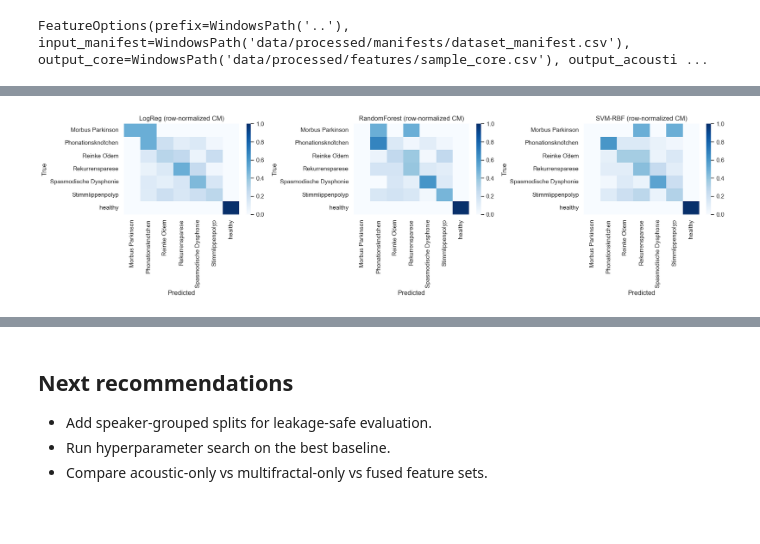
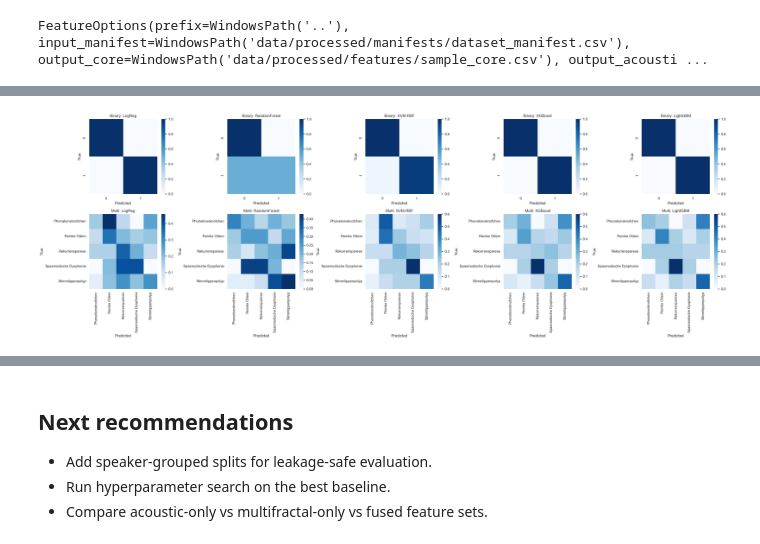
Before and after one commit to mNandhu/multifractal-speech-analysis, a Jupyter notebook: notebooks/model_training_baselines.ipynb, the cells around one changed output, grey strips where cells are left out. Drawn from its saved outputs; the diff is of its cells as text; code cells hidden in the pictures; blank space fills up the shorter version.

```diff
--- a/notebooks/model_training_baselines.ipynb
+++ b/notebooks/model_training_baselines.ipynb
@@ -65,6 +67,7 @@ for name, df in tables.items():
 core_df = tables["core"].copy()
 acoustic_df = tables["acoustic"].copy()
 multifractal_df = tables["multifractal"].copy()
+opensmile_df = tables.get("opensmile", pd.DataFrame()).copy()
 splits_df = tables.get("splits", pd.DataFrame())
 # %% [output]
 core: (1214, 18)
@@ -75,6 +79,8 @@ splits: (1214, 3)
 # Build one training table
 df = core_df.merge(acoustic_df, on="sample_key", how="left")
 df = df.merge(multifractal_df, on="sample_key", how="left")
+if not opensmile_df.empty:
+    df = df.merge(opensmile_df, on="sample_key", how="left")
 if not splits_df.empty:
     df = df.merge(splits_df, on="sample_key", how="left")
 
@@ -85,6 +91,8 @@ if "acoustic_status" in df.columns:
     df = df[df["acoustic_status"] == "ok"].copy()
 if "mf_status" in df.columns:
     df = df[df["mf_status"] == "ok"].copy()
+if "opensmile_status" in df.columns:
+    df = df[df["opensmile_status"] == "ok"].copy()
 
 df.shape
 # %% [output]
@@ -134,17 +147,20 @@ if "split" in df.columns and df["split"].notna().any():
     test_mask = df["split"] == "test"
 
     X_train = X[train_mask | val_mask]
-    y_train = y[train_mask | val_mask]
+    y_bin_train = y_binary[train_mask | val_mask]
+    y_multi_train = y_multi[train_mask | val_mask]
+
     X_test = X[test_mask]
-    y_test = y[test_mask]
+    y_bin_test = y_binary[test_mask]
+    y_multi_test = y_multi[test_mask]
 
     if len(X_test) == 0:
-        X_train, X_test, y_train, y_test = train_test_split(
-            X, y, test_size=0.2, stratify=y, random_state=RANDOM_SEED
+        X_train, X_test, y_bin_train, y_bin_test, y_multi_train, y_multi_test = train_test_split(
+            X, y_binary, y_multi, test_size=0.2, stratify=y_multi, random_state=RANDOM_SEED
         )
 else:
-    X_train, X_test, y_train, y_test = train_test_split(
-        X, y, test_size=0.2, stratify=y, random_state=RANDOM_SEED
+    X_train, X_test, y_bin_train, y_bin_test, y_multi_train, y_multi_test = train_test_split(
+        X, y_binary, y_multi, test_size=0.2, stratify=y_multi, random_state=RANDOM_SEED
     )
 
 print("Train shape:", X_train.shape)
@@ -243,27 +333,44 @@ Spasmodische Dysphonie       0.41      0.45      0.43        31
 # %%
-labels = sorted(y_test.unique())
+labels_bin = sorted(y_bin_test.unique())
+labels_multi = sorted(y_multi_test_patho.unique())
 
-n_models = len(trained_pipelines)
-fig, axes = plt.subplots(1, n_models, figsize=(6 * n_models, 5), squeeze=False)
+n_models = len(trained_pipelines_bin)
+fig, axes = plt.subplots(2, n_models, figsize=(6 * n_models, 10), squeeze=False)
 
-for i, (name, (_, pred)) in enumerate(trained_pipelines.items()):
-    cm = confusion_matrix(y_test, pred, labels=labels)
+for i, (name, (_, pred)) in enumerate(trained_pipelines_bin.items()):
+    cm = confusion_matrix(y_bin_test, pred, labels=labels_bin)
     cm_norm = cm.astype(float) / np.clip(cm.sum(axis=1, keepdims=True), 1, None)
 
     sns.heatmap(
         cm_norm,
         annot=False,
         cmap="Blues",
-        xticklabels=labels,
-        yticklabels=labels,
+        xticklabels=labels_bin,
+        yticklabels=labels_bin,
         ax=axes[0, i],
     )
-    axes[0, i].set_title(f"{name} (row-normalized CM)")
+    axes[0, i].set_title(f"Binary: {name}")
     axes[0, i].set_xlabel("Predicted")
     axes[0, i].set_ylabel("True")
 
+for i, (name, (_, pred)) in enumerate(trained_pipelines_multi.items()):
+    cm = confusion_matrix(y_multi_test_patho, pred, labels=labels_multi)
+    cm_norm = cm.astype(float) / np.clip(cm.sum(axis=1, keepdims=True), 1, None)
+
+    sns.heatmap(
+        cm_norm,
+        annot=False,
+        cmap="Blues",
+        xticklabels=labels_multi,
+        yticklabels=labels_multi,
+        ax=axes[1, i],
+    )
+    axes[1, i].set_title(f"Multi: {name}")
+    axes[1, i].set_xlabel("Predicted")
+    axes[1, i].set_ylabel("True")
+
 plt.tight_layout()
 plt.show()
 # %% [output]
-[figure, old version]
+[figure, new version]
 # %%
```
Also changed, not shown: parts of 11 cells of this notebook, 13 other files.
